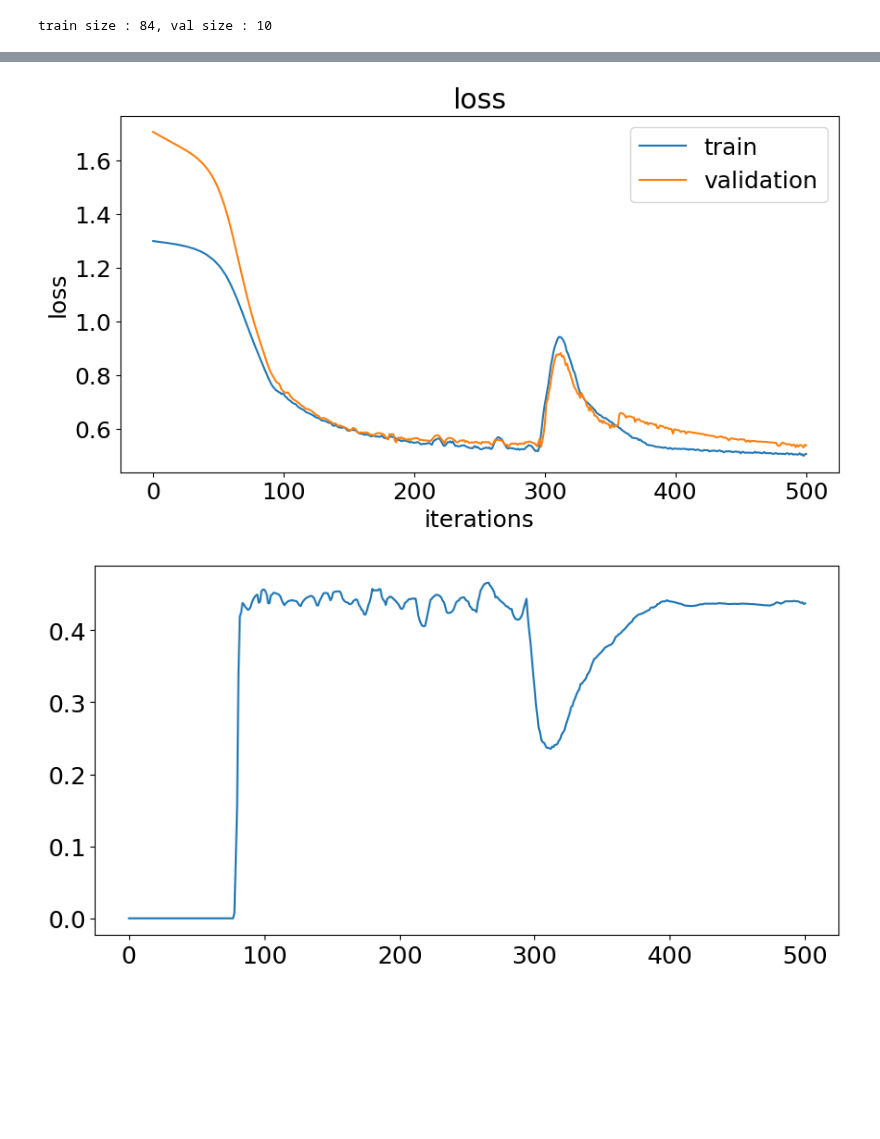
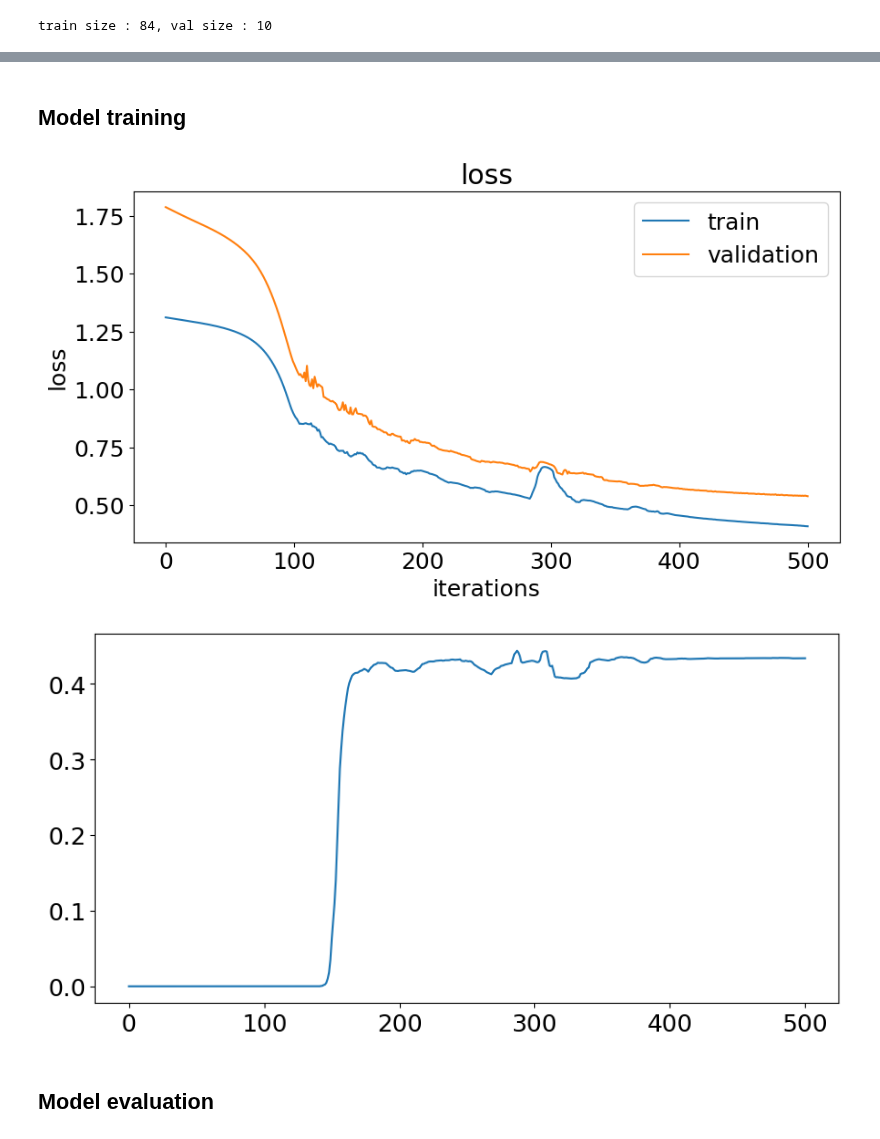
Before and after one commit to CS-433/ml-project-2-ml-sonidito, a Jupyter notebook: notebook/simple_lstm.ipynb, the cells around one changed output, grey strips where cells are left out. Saved outputs shown, nothing was run; the diff lists cells and outputs as text; code cells hidden in the pictures; blank space fills up the shorter version.

```diff
--- a/notebook/simple_lstm.ipynb
+++ b/notebook/simple_lstm.ipynb
@@ -34,13 +38,10 @@ device
 torch.manual_seed(0)
 np.random.seed(0)
 
-transform=transforms.Compose([
-        transforms.ToTensor(),
-        transforms.Lambda(lambda x : x.squeeze()),
-        ])
-
-features_selection = ['max_energies', 'N1', 'N3']
-dataset = LSTMDataset('../data/dataset_pickle', '../data/MHD_labels/', features_selection, transform, max_length=4096)
+dataset = LSTMDataset('../data',
+                      max_length=4293)
+# %%
+dataset.features_selection = ['max_energies', 'N1']
 # %%
 size = int(len(dataset) * 0.9)
 
@@ -68,21 +94,22 @@ tensor(8.4755)
 input_size = dataset[0][0].shape[1]
 print(f'input_size={input_size}')
 hidden_size = 8
-num_layers = 2
+num_layers = 1
 lr = 0.001
 weight_decay = 1e-06
-l1_sigma = 0
+l1_sigma = 1e-06
+dropout_rate = 0
 
 pos_weight = compute_pos_weight(train_loader) # size / # pos
 
-model = SimpleLSTM(input_size, hidden_size, num_layers, dropout_rate=0.5)
+model = SimpleLSTM(input_size, hidden_size, num_layers, dropout_rate=dropout_rate)
 optimizer = optim.Adam(model.parameters(), lr=lr, weight_decay = weight_decay)
 criterion = nn.BCEWithLogitsLoss(pos_weight=pos_weight)
 num_params = sum(p.numel() for p in model.parameters() if p.requires_grad)
 print(f'The model has {num_params:,} trainable parameters')
 
-patience=5
-delta=1e-5
+patience=10
+delta=1e-2
 model_path = '../models/lstm.pt'
 early_stopping = EarlyStopping(model_path, patience, delta)
 
@@ -121,23 +139,29 @@ def create_output(logits, threshold=0.8):
+# %% [markdown]
+## Model training
 # %%
+from data.LSTM_dataset import create_preds
+
 def comptue_score(logits, labels):
       logits = torch.sigmoid(logits).detach()
-      preds = create_output(logits.unsqueeze(0)).to(device)
-      return -compute_kappa_score(preds, labels)
+      preds = create_preds(logits.unsqueeze(0)).to(device)
+      return compute_f1(preds, labels)
 
 train(model,
       train_loader,
       val_loader,
       optimizer,
       criterion,
       device,
       compute_score=comptue_score,
       n_epochs=500,
       l1_sigma=l1_sigma,
       # early_stopping=early_stopping)
       early_stopping=None)
 # %% [output]
-[figure, old version]
+[figure, new version]
-[figure, old version]
+[figure, new version]
+# %% [markdown]
+## Model evaluation
 # %%
 import numpy as np
 import matplotlib.pyplot as plt
```
Also changed, not shown: parts of 13 cells of this notebook, 3 other files.
